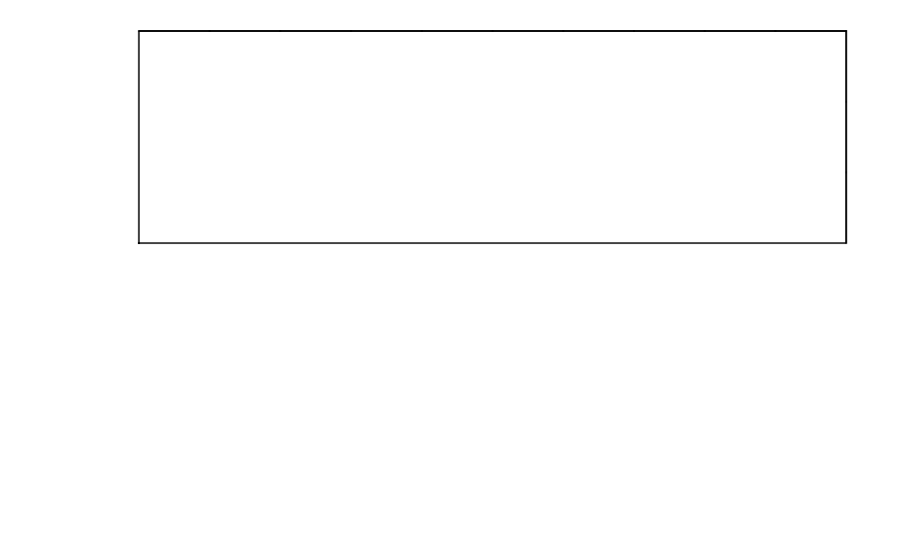
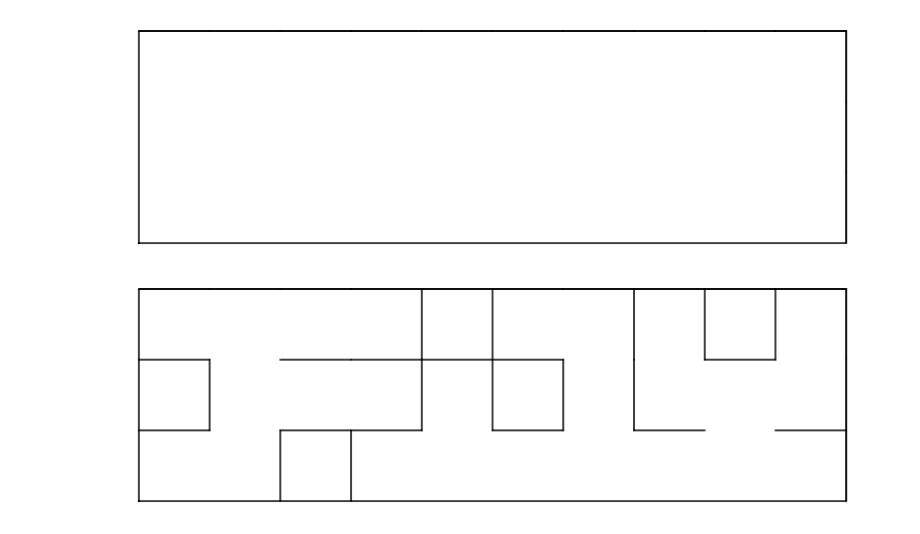
Before and after one commit to guit78/tp-debutants-maze, a Jupyter notebook: mazes.ipynb, the cells around one changed output. Cells and saved outputs as stored; diff of their text form; code cells hidden in the pictures; blank space fills up the shorter version.

Commit message:
Ajout de maze

```diff
--- a/mazes.ipynb
+++ b/mazes.ipynb
@@ -92,3 +93,17 @@ def empty_maze(width,height):
 display_maze(empty_maze(10,3))
 # %% [output]
 [figure]
+# %%
+def new_maze(width,height):
+    vertices,edges,weigths=empty_maze(width,height)
+    edges={edge for edge in edges if (randint(1,2)==1)}
+    weights={edge:1 for edge in edges}
+    return (
+        vertices,
+        edges,
+        weights
+    )
+
+display_maze(new_maze(10,3))
+# %% [output]
+[figure, added]
```
Also changed, not shown: parts of 2 cells of this notebook.
